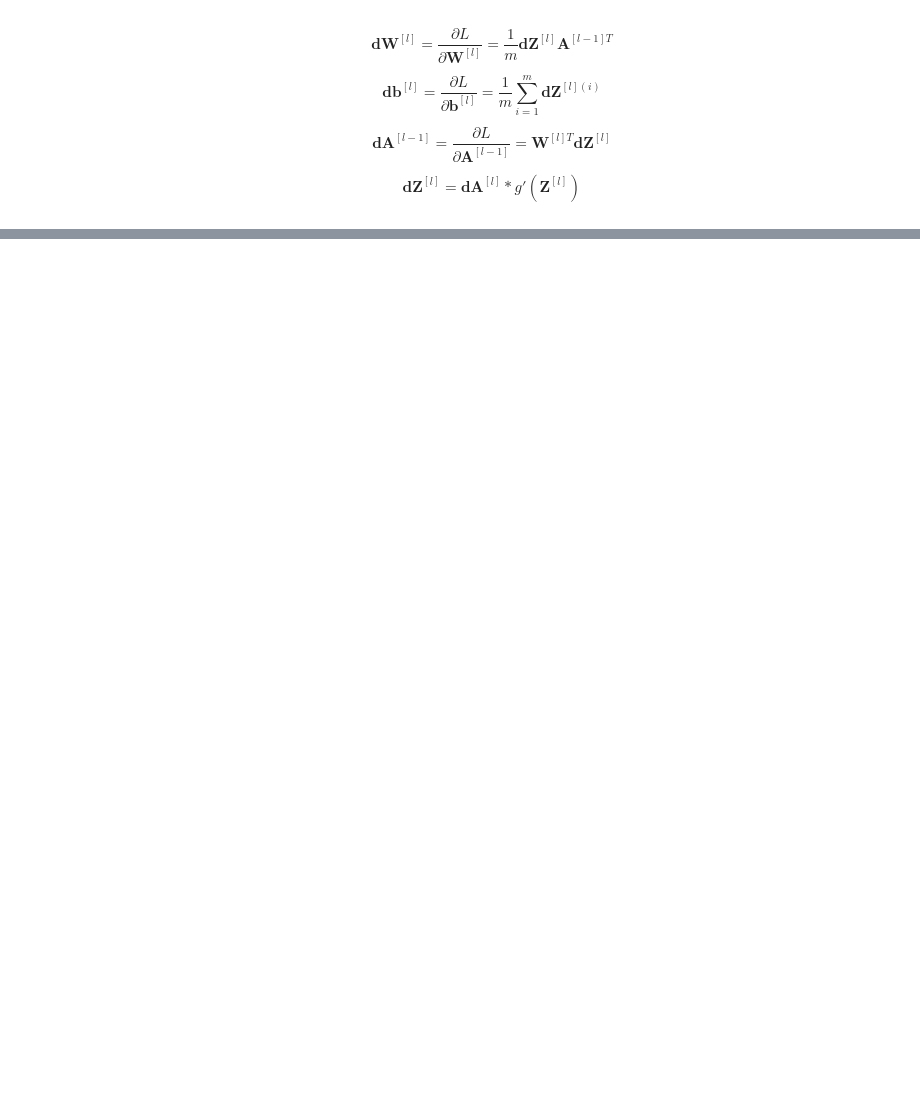
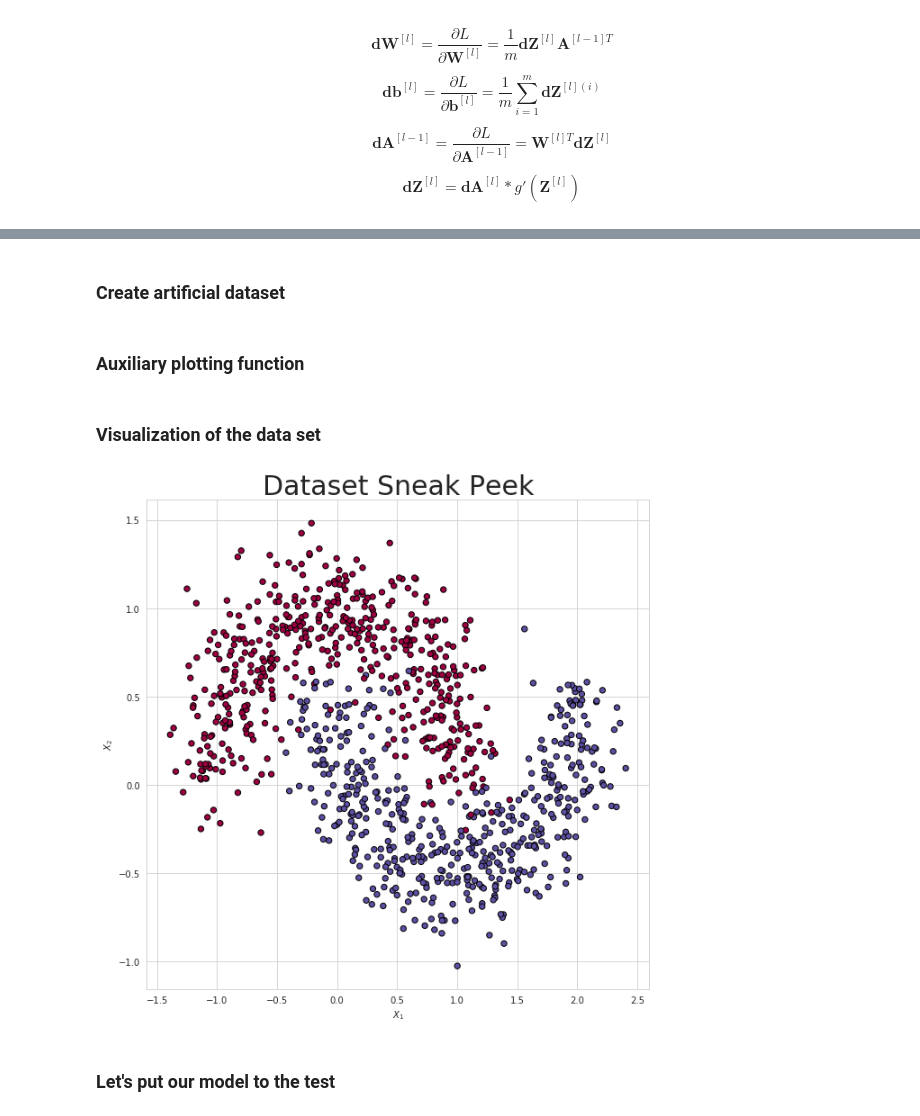
Before and after one commit to SkalskiP/ILearnDeepLearning.py, a Jupyter notebook: 04_numpy_neural_net/Numpy deep neural network copy.ipynb, the cells around one changed output, grey strips where cells are left out. Cells and saved outputs as stored; diff of their text form; code cells hidden in the pictures; blank space fills up the shorter version.

Commit message:
working model

```diff
--- a/04_numpy_neural_net/Numpy deep neural network copy.ipynb
+++ b/04_numpy_neural_net/Numpy deep neural network copy.ipynb
@@ -450,0 +284,17 @@ def train(X, Y, nn_architecture, epochs, learning_rate):
+# %%
+from sklearn.datasets import make_moons
+from sklearn.model_selection import train_test_split
+
+import seaborn as sns
+import matplotlib.pyplot as plt
+from matplotlib import cm
+from mpl_toolkits.mplot3d import Axes3D
+sns.set_style("whitegrid")
+
+import keras
+from keras.models import Sequential
+from keras.layers import Dense
+from keras.utils import np_utils
+from keras import regularizers
+
+from sklearn.metrics import accuracy_score
@@ -461,4 +308,31 @@ from sklearn.model_selection import train_test_split
+# %% [markdown]
+### Create artificial dataset
 # %%
-X, y = make_circles(n_samples=N_SAMPLES, factor=.3, noise=.10)
+X, y = make_moons(n_samples = N_SAMPLES, noise=0.2, random_state=100)
 X_train, X_test, y_train, y_test = train_test_split(X, y, test_size=TEST_SIZE, random_state=42)
+# %% [markdown]
+### Auxiliary plotting function
+# %%
+# the function making up the graph of a dataset
+def make_plot(X, y, plot_name, file_name=None, XX=None, YY=None, preds=None):
+    plt.figure(figsize=(10,10))
+    sns.set_style("whitegrid")
+    axes = plt.gca()
+    axes.set(xlabel="$X_1$", ylabel="$X_2$")
+    plt.title(plot_name, fontsize=30)
+    if(XX and YY and preds):
+        plt.contourf(XX, YY, preds.reshape(XX.shape), 25, alpha = 0.6, cmap=cm.Spectral)
+        plt.contour(XX, YY, preds.reshape(XX.shape), levels=[.5], cmap="Greys", vmin=0, vmax=.6)
+    plt.scatter(X[:, 0], X[:, 1], c=y.ravel(), s=40, cmap=plt.cm.Spectral, edgecolors='black')
+    if(file_name):
+        plt.savefig(file_name)
+        plt.close()
+# %% [markdown]
+### Visualization of the data set
+# %%
+make_plot(X, y, "Dataset Sneak Peek")
+# %% [output]
+[figure, added]
+# %% [markdown]
+### Let's put our model to the test
 # %%
```
Also changed, not shown: parts of 47 cells of this notebook.
